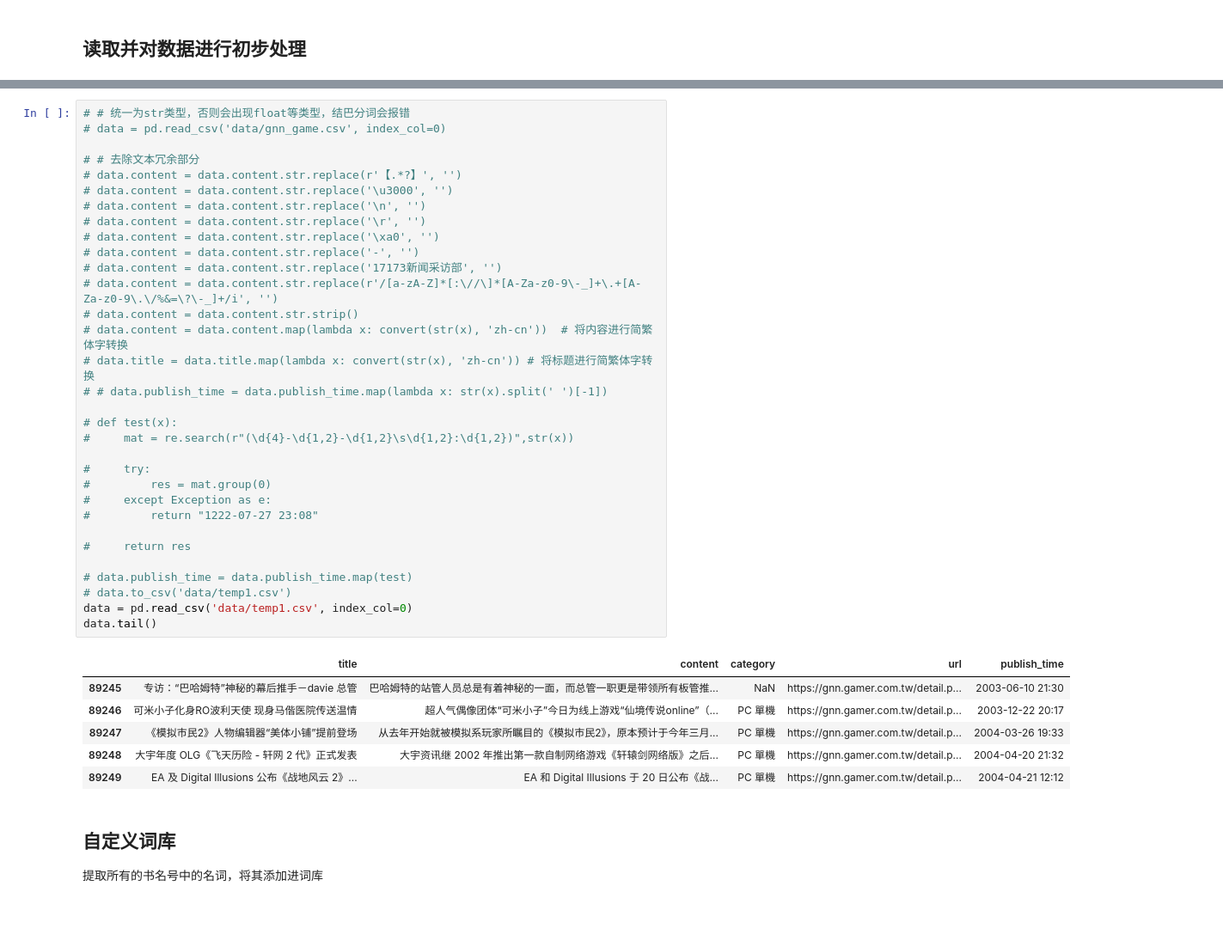
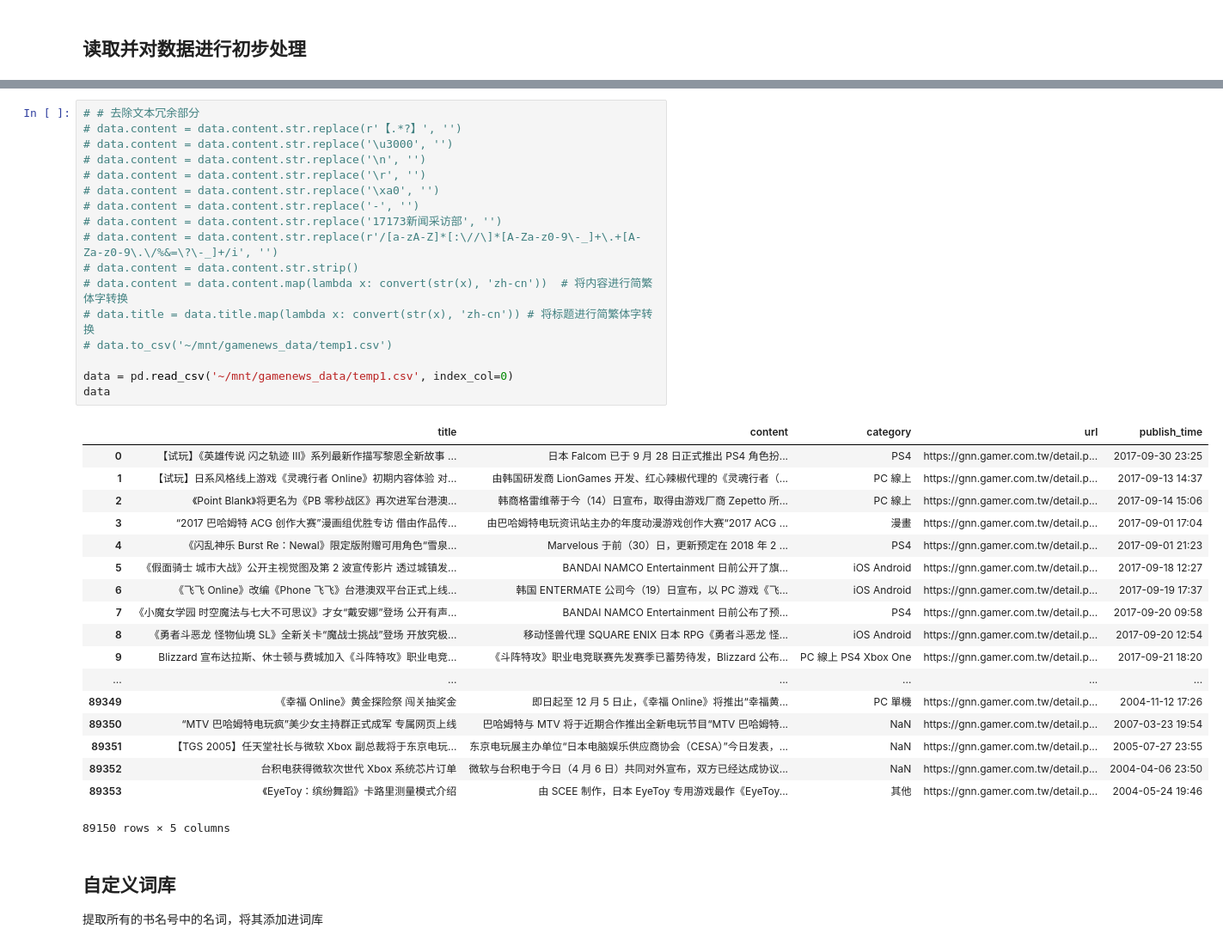
Before and after one commit to game-news/analysis, a Jupyter notebook: gnn_analysis.ipynb, the cells around one changed output, grey strips where cells are left out. Shown at 86% size. Drawn from its saved outputs; the diff is of its cells as text; blank space fills up the shorter version.

```diff
--- a/gnn_analysis.ipynb
+++ b/gnn_analysis.ipynb
@@ -40,42 +75,39 @@ from sklearn.cluster import KMeans
 # %%
-# # 统一为str类型，否则会出现float等类型，结巴分词会报错
-# data = pd.read_csv('data/gnn_game.csv', index_col=0)
-
 # # 去除文本冗余部分
 # data.content = data.content.str.replace(r'【.*?】', '')
 # data.content = data.content.str.replace('\u3000', '')
 # data.content = data.content.str.replace('\n', '')
 # data.content = data.content.str.replace('\r', '')
 # data.content = data.content.str.replace('\xa0', '')
 # data.content = data.content.str.replace('-', '')
 # data.content = data.content.str.replace('17173新闻采访部', '')
 # data.content = data.content.str.replace(r'/[a-zA-Z]*[:\//\]*[A-Za-z0-9\-_]+\.+[A-Za-z0-9\.\/%&=\?\-_]+/i', '')
 # data.content = data.content.str.strip()
 # data.content = data.content.map(lambda x: convert(str(x), 'zh-cn'))  # 将内容进行简繁体字转换
 # data.title = data.title.map(lambda x: convert(str(x), 'zh-cn')) # 将标题进行简繁体字转换
-# # data.publish_time = data.publish_time.map(lambda x: str(x).split(' ')[-1])
+# data.to_csv('~/mnt/gamenews_data/temp1.csv')
 
-# def test(x):
-#     mat = re.search(r"(\d{4}-\d{1,2}-\d{1,2}\s\d{1,2}:\d{1,2})",str(x))
-
-#     try:
-#         res = mat.group(0)
-#     except Exception as e:
-#         return "1222-07-27 23:08"
-
-#     return res
-
-# data.publish_time = data.publish_time.map(test)
-# data.to_csv('data/temp1.csv')
-data = pd.read_csv('data/temp1.csv', index_col=0)
-data.tail()
+data = pd.read_csv('~/mnt/gamenews_data/temp1.csv', index_col=0)
+data
 # %% [output]
 |  | title | content | category | url | publish_time |
-| 89245 | 专访：“巴哈姆特”神秘的幕后推手－davie 总管 | 巴哈姆特的站管人员总是有着神秘的一面，而总管一职更是带领所有板管推... | NaN | https://gnn.gamer.com.tw/detail.p... | 2003-06-10 21:30 |
-| 89246 | 可米小子化身RO波利天使 现身马偕医院传送温情 | 超人气偶像团体“可米小子”今日为线上游戏“仙境传说online”（... | PC 單機 | https://gnn.gamer.com.tw/detail.p... | 2003-12-22 20:17 |
-| 89247 | 《模拟市民2》人物编辑器“美体小铺”提前登场 | 从去年开始就被模拟系玩家所瞩目的《模拟市民2》，原本预计于今年三月... | PC 單機 | https://gnn.gamer.com.tw/detail.p... | 2004-03-26 19:33 |
-| 89248 | 大宇年度 OLG《飞天历险 - 轩网 2 代》正式发表 | 大宇资讯继 2002 年推出第一款自制网络游戏《轩辕剑网络版》之后... | PC 單機 | https://gnn.gamer.com.tw/detail.p... | 2004-04-20 21:32 |
-| 89249 | EA 及 Digital Illusions 公布《战地风云 2》... | EA 和 Digital Illusions 于 20 日公布《战... | PC 單機 | https://gnn.gamer.com.tw/detail.p... | 2004-04-21 12:12 |
+| 0 | 【试玩】《英雄传说 闪之轨迹 III》系列最新作描写黎恩全新故事 ... | 日本 Falcom 已于 9 月 28 日正式推出 PS4 角色扮... | PS4 | https://gnn.gamer.com.tw/detail.p... | 2017-09-30 23:25 |
+| 1 | 【试玩】日系风格线上游戏《灵魂行者 Online》初期内容体验 对... | 由韩国研发商 LionGames 开发、红心辣椒代理的《灵魂行者（... | PC 線上 | https://gnn.gamer.com.tw/detail.p... | 2017-09-13 14:37 |
+| 2 | 《Point Blank》将更名为《PB 零秒战区》再次进军台港澳... | 韩商格雷维蒂于今（14）日宣布，取得由游戏厂商 Zepetto 所... | PC 線上 | https://gnn.gamer.com.tw/detail.p... | 2017-09-14 15:06 |
+| 3 | “2017 巴哈姆特 ACG 创作大赛”漫画组优胜专访 借由作品传... | 由巴哈姆特电玩资讯站主办的年度动漫游戏创作大赛“2017 ACG ... | 漫畫 | https://gnn.gamer.com.tw/detail.p... | 2017-09-01 17:04 |
+| 4 | 《闪乱神乐 Burst Re：Newal》限定版附赠可用角色“雪泉... | Marvelous 于前（30）日，更新预定在 2018 年 2 ... | PS4 | https://gnn.gamer.com.tw/detail.p... | 2017-09-01 21:23 |
+| 5 | 《假面骑士 城市大战》公开主视觉图及第 2 波宣传影片 透过城镇发... | BANDAI NAMCO Entertainment 日前公开了旗... | iOS Android | https://gnn.gamer.com.tw/detail.p... | 2017-09-18 12:27 |
+| 6 | 《飞飞 Online》改编《Phone 飞飞》台港澳双平台正式上线... | 韩国 ENTERMATE 公司今（19）日宣布，以 PC 游戏《飞... | iOS Android | https://gnn.gamer.com.tw/detail.p... | 2017-09-19 17:37 |
+| 7 | 《小魔女学园 时空魔法与七大不可思议》才女“戴安娜”登场 公开有声... | BANDAI NAMCO Entertainment 日前公布了预... | PS4 | https://gnn.gamer.com.tw/detail.p... | 2017-09-20 09:58 |
+| 8 | 《勇者斗恶龙 怪物仙境 SL》全新关卡“魔战士挑战”登场 开放究极... | 移动怪兽代理 SQUARE ENIX 日本 RPG《勇者斗恶龙 怪... | iOS Android | https://gnn.gamer.com.tw/detail.p... | 2017-09-20 12:54 |
+| 9 | Blizzard 宣布达拉斯、休士顿与费城加入《斗阵特攻》职业电竞... | 《斗阵特攻》职业电竞联赛先发赛季已蓄势待发，Blizzard 公布... | PC 線上 PS4 Xbox One | https://gnn.gamer.com.tw/detail.p... | 2017-09-21 18:20 |
+| ... | ... | ... | ... | ... | ... |
+| 89349 | 《幸福 Online》黄金探险祭 闯关抽奖金 | 即日起至 12 月 5 日止，《幸福 Online》将推出“幸福黄... | PC 單機 | https://gnn.gamer.com.tw/detail.p... | 2004-11-12 17:26 |
+| 89350 | “MTV 巴哈姆特电玩疯”美少女主持群正式成军 专属网页上线 | 巴哈姆特与 MTV 将于近期合作推出全新电玩节目“MTV 巴哈姆特... | NaN | https://gnn.gamer.com.tw/detail.p... | 2007-03-23 19:54 |
+| 89351 | 【TGS 2005】任天堂社长与微软 Xbox 副总裁将于东京电玩... | 东京电玩展主办单位“日本电脑娱乐供应商协会（CESA）”今日发表，... | NaN | https://gnn.gamer.com.tw/detail.p... | 2005-07-27 23:55 |
+| 89352 | 台积电获得微软次世代 Xbox 系统芯片订单 | 微软与台积电于今日（4 月 6 日）共同对外宣布，双方已经达成协议... | NaN | https://gnn.gamer.com.tw/detail.p... | 2004-04-06 23:50 |
+| 89353 | 《EyeToy：缤纷舞蹈》卡路里测量模式介绍 | 由 SCEE 制作，日本 EyeToy 专用游戏最作《EyeToy... | 其他 | https://gnn.gamer.com.tw/detail.p... | 2004-05-24 19:46 |
+89150 rows × 5 columns
 # %% [markdown]
 ## 自定义词库
 提取所有的书名号中的名词，将其添加进词库
```
Also changed, not shown: parts of 27 cells of this notebook, 1 other file.
